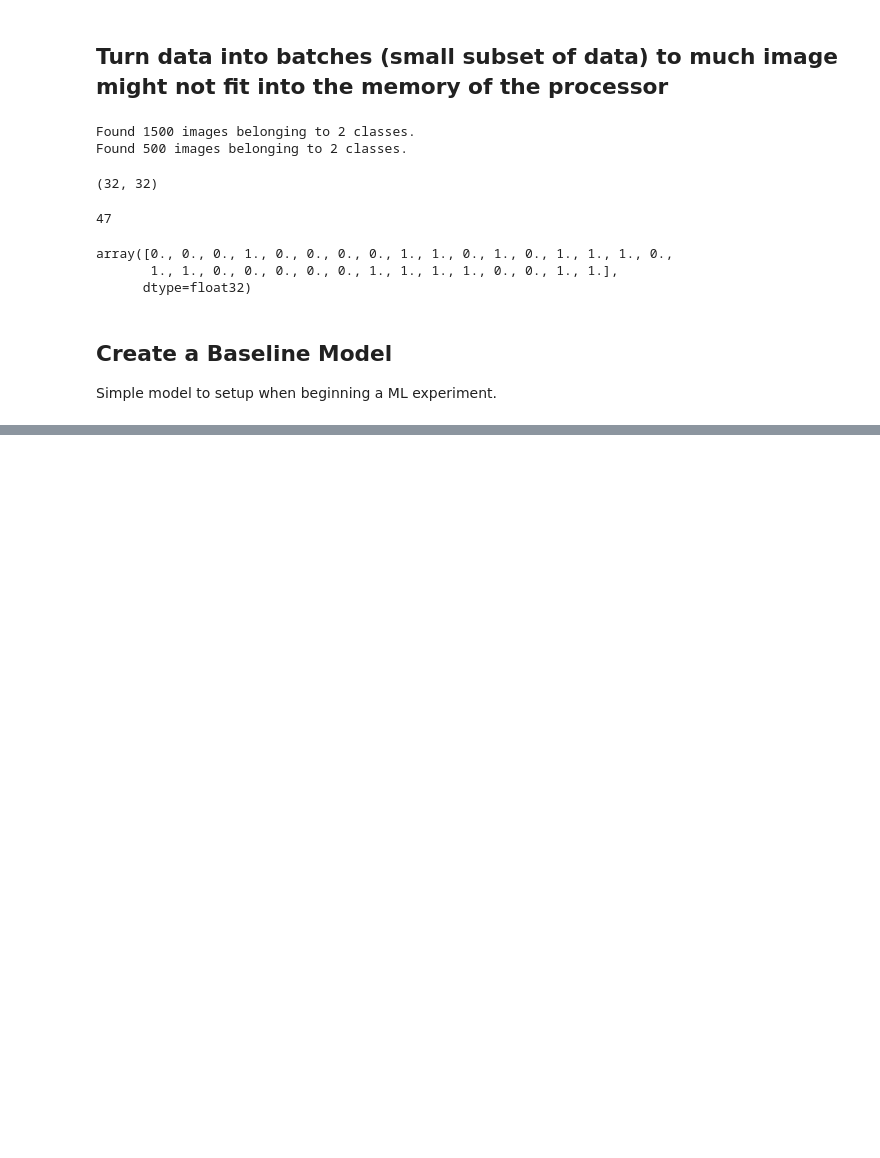
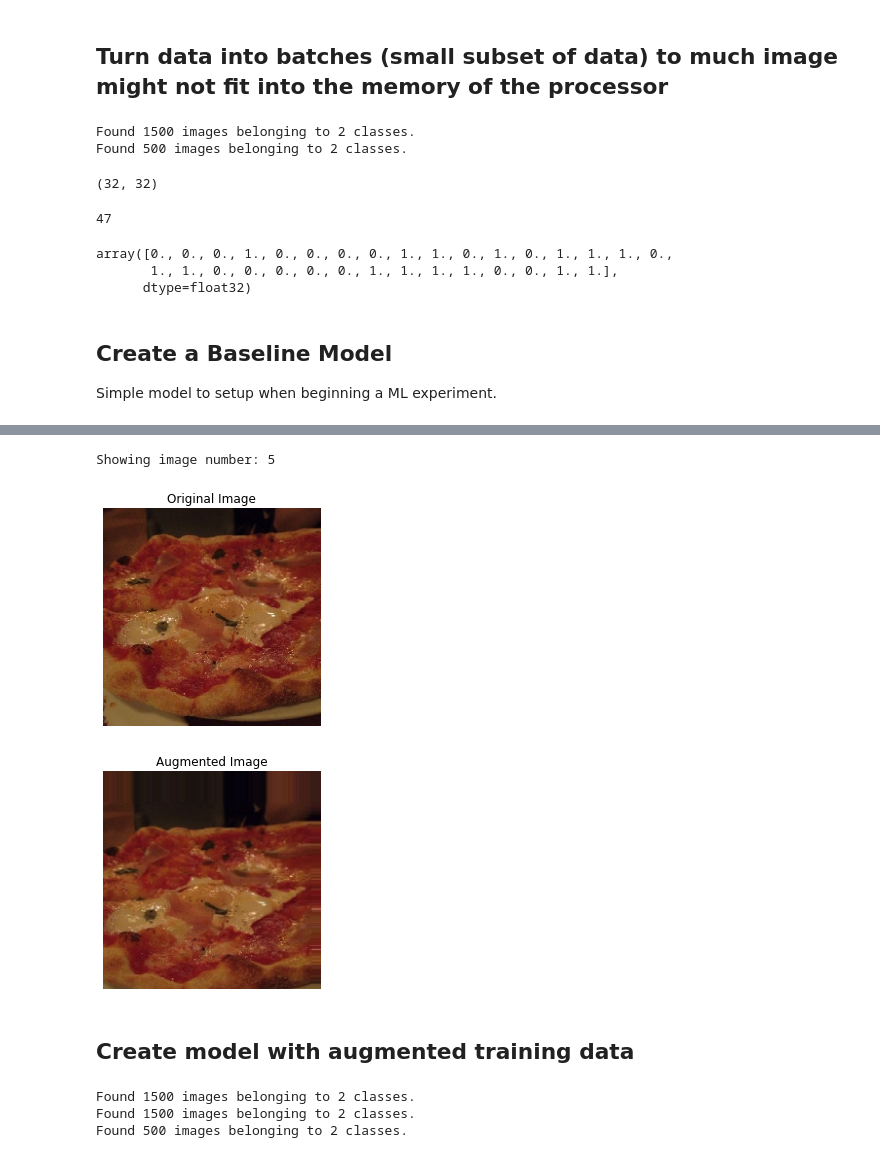
Before and after one commit to leogalbu/Colab_Notebook, a Jupyter notebook: Food_Classification.ipynb, the cells around one changed output, grey strips where cells are left out. Drawn from its saved outputs; the diff is of its cells as text; code cells hidden in the pictures; blank space fills up the shorter version.

```diff
--- a/Food_Classification.ipynb
+++ b/Food_Classification.ipynb
@@ -354,0 +475,7 @@ Epoch 5/5
+# %%
+# Create ImageDataGenerator training instances with data augmentation
+train_datagen_augmented = ImageDataGenerator(rescale=1/255., rotation_range=0.2, shear_range=0.2,zoom_range=0.2, width_shift_range=0.2, height_shift_range=0.3, horizontal_flip=True)
+# create ImageDataGenerator without data augmentation
+train_datagen = ImageDataGenerator(rescale=1/255.)
+# test dataset
+test_datagen = ImageDataGenerator(rescale=1/255.)
@@ -354,0 +495,32 @@ Epoch 5/5
+# %%
+# get sample augmentated data
+images, labels =  train_data.next()
+agumented_images, augmented_labels = train_datagen_augmented.next()
+# %%
+# Show original image and the aumented one
+random_number = random.randint(0,32) # batch sizes are 32
+print(f"Showing image number: {random_number}")
+plt.imshow(images[random_number])
+plt.title(f"Original Image")
+plt.axis(False);
+plt.figure()
+plt.imshow(agumented_images[random_number])
+plt.title(f"Augmented Image")
+plt.axis(False);
+# %% [output]
+Showing image number: 5
+[figure, added]
+[figure, added]
+# %% [markdown]
+## Create model with augmented training data
+# %%
+# Import data and augment it from training dir
+train_datagen_augmented = train_datagen_augmented.flow_from_directory(train_dir, target_size=(224,224), batch_size=32, class_mode='binary', shuffle=True)
+# Create non agumented
+train_data = train_datagen.flow_from_directory(train_dir, target_size=(224,224), batch_size=32, class_mode='binary', shuffle=True)
+# Test Data
+test_data = test_datagen.flow_from_directory(test_dir, target_size=(224,224), batch_size=32, class_mode='binary')
+# %% [output]
+Found 1500 images belonging to 2 classes.
+Found 1500 images belonging to 2 classes.
+Found 500 images belonging to 2 classes.
```
Also changed, not shown: parts of 20 cells of this notebook.
